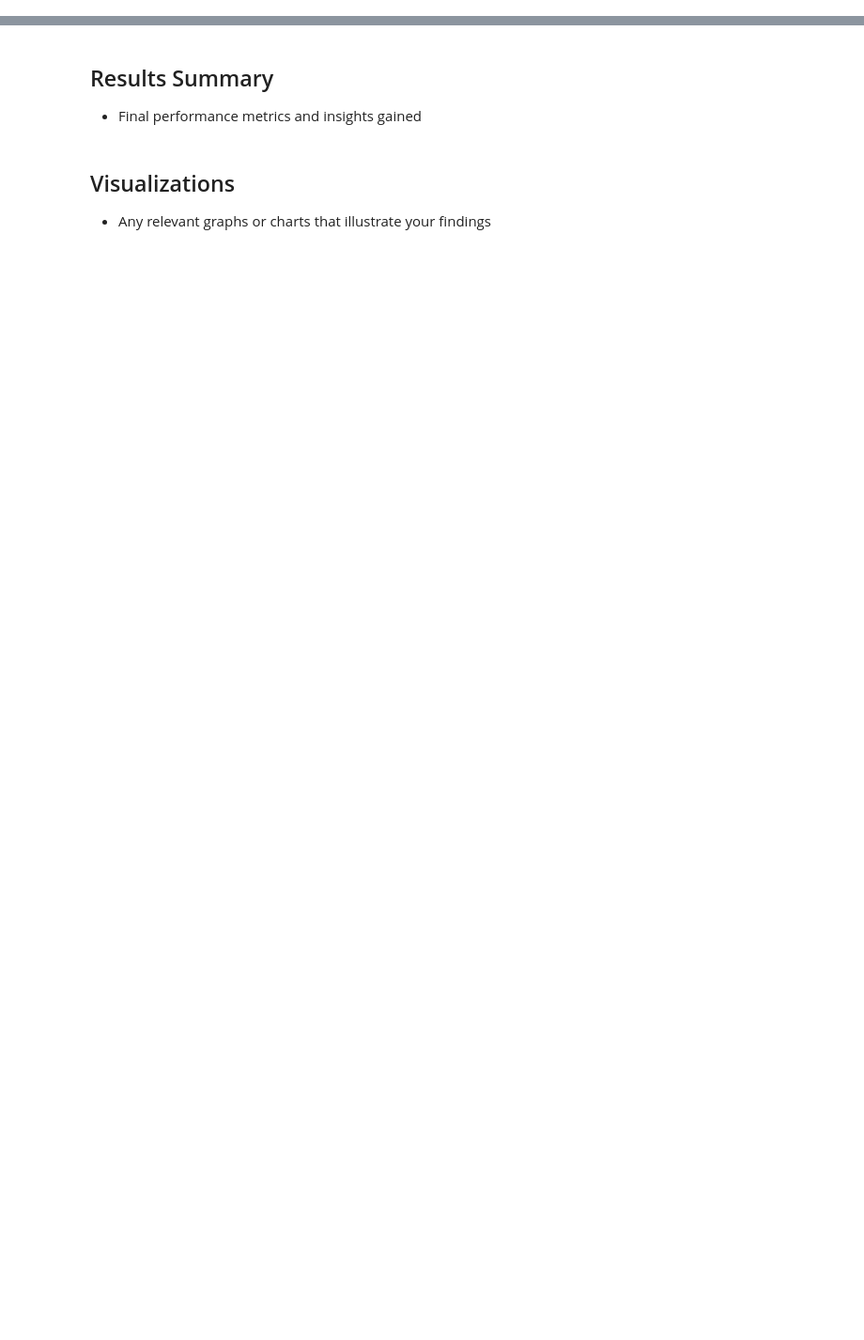
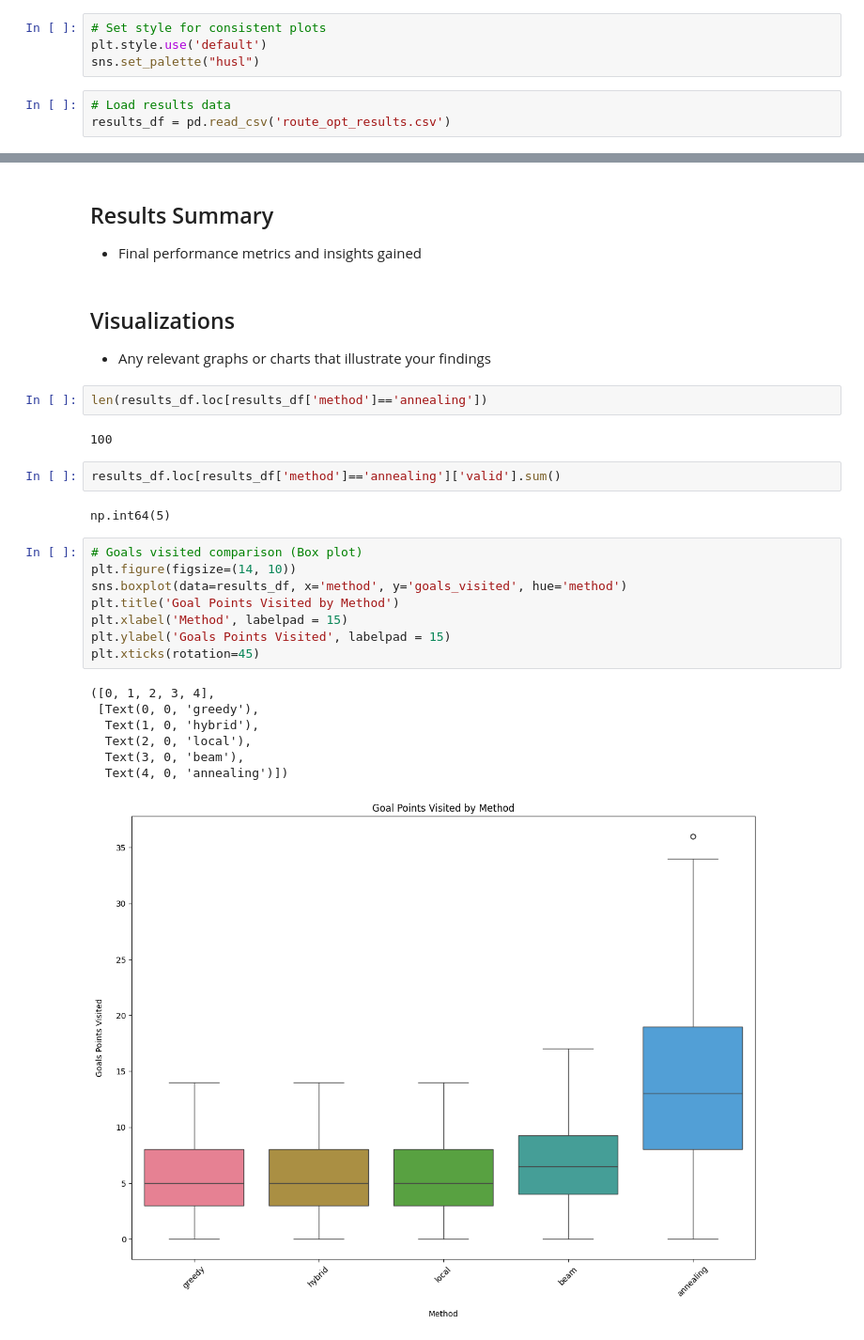
Before and after one commit to BenWallner7/route_construction_optimisation, a Jupyter notebook: report.ipynb, the cells around one changed output, grey strips where cells are left out. Shown at 94% size. Drawn from its saved outputs; the diff is of its cells as text; blank space fills up the shorter version.

Commit message:
method evaluation

```diff
--- a/report.ipynb
+++ b/report.ipynb
@@ -7,0 +12,7 @@ import matplotlib.pyplot as plt
+# %%
+# Set style for consistent plots
+plt.style.use('default')
+sns.set_palette("husl")
+# %%
+# Load results data
+results_df = pd.read_csv('route_opt_results.csv')
@@ -20,3 +122,27 @@ import matplotlib.pyplot as plt
 # %% [markdown]
 ## Visualizations
 - Any relevant graphs or charts that illustrate your findings
+# %%
+len(results_df.loc[results_df['method']=='annealing'])
+# %% [output]
+100
+# %%
+results_df.loc[results_df['method']=='annealing']['valid'].sum()
+# %% [output]
+np.int64(5)
+# %%
+# Goals visited comparison (Box plot)
+plt.figure(figsize=(14, 10))
+sns.boxplot(data=results_df, x='method', y='goals_visited', hue='method')
+plt.title('Goal Points Visited by Method')
+plt.xlabel('Method', labelpad = 15)
+plt.ylabel('Goals Points Visited', labelpad = 15)
+plt.xticks(rotation=45)
+# %% [output]
+([0, 1, 2, 3, 4],
+ [Text(0, 0, 'greedy'),
+  Text(1, 0, 'hybrid'),
+  Text(2, 0, 'local'),
+  Text(3, 0, 'beam'),
+  Text(4, 0, 'annealing')])
+[figure, added]
```
Also changed, not shown: parts of 10 cells of this notebook, 11 other files.
